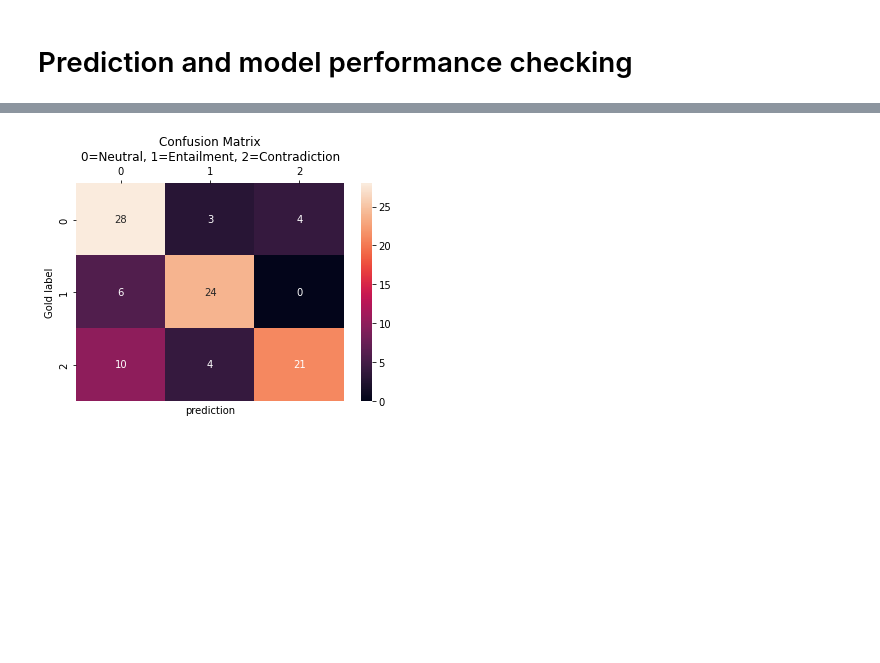
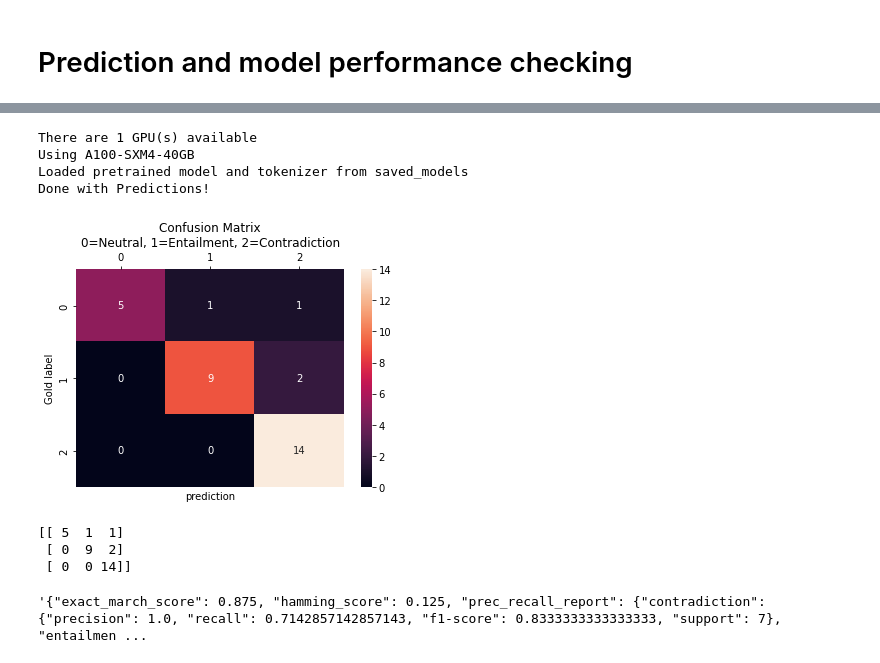
Before and after one commit to lorenzrossi/InfoRet_SemanticSimilarity, a Jupyter notebook: InfoRet_Semantic_Similarity_BERT.ipynb, the cells around one changed output, grey strips where cells are left out. Cells and saved outputs as stored; diff of their text form; code cells hidden in the pictures; blank space fills up the shorter version.

Commit message:
BERT MODEL

```diff
--- a/InfoRet_Semantic_Similarity_BERT.ipynb
+++ b/InfoRet_Semantic_Similarity_BERT.ipynb
@@ -679,0 +779,36 @@ plt.show()
+# %%
+def evaluate_model_on_test_set(test_dataloader, dataset_labels,
+                               saved_model_location, use_gpu, batch_print_freq
+                               ):
+
+    predictions, true_labels = run_model_on_test_set(
+        test_dataloader=test_dataloader,
+        saved_model_location=saved_model_location,
+        use_gpu=use_gpu,
+        batch_print_freq=batch_print_freq
+    )
+    pred_labels = np.argmax(predictions, axis=1)
+
+    exact_match_score = accuracy_score(true_labels, pred_labels)
+    hamming_score = hamming_loss(true_labels, pred_labels)
+
+    labels = list(dataset_labels.values())
+    target_names = list(dataset_labels.keys())
+
+    prec_recall_report = classification_report(true_labels, pred_labels, labels=labels, target_names=target_names, output_dict=True)
+
+    evaluation = {}
+    evaluation["exact_march_score"] = exact_match_score
+    evaluation["hamming_score"] = hamming_score
+    evaluation["prec_recall_report"] = prec_recall_report
+
+    cf_matrix = confusion_matrix(true_labels, pred_labels)
+    matrix = sns.heatmap(cf_matrix, annot=True)
+    matrix.xaxis.set_ticks_position('top')
+    matrix.set(xlabel='prediction', ylabel='Gold label')
+    plt.title('Confusion Matrix\n0=Neutral, 1=Entailment, 2=Contradiction')
+    plt.show()
+
+    print(cf_matrix)
+
+    return evaluation
@@ -755,11 +861,17 @@ weighted avg       0.75      0.73      0.73       100
-# %%
-# Visualize confusion matrix
-
-cf_matrix = confusion_matrix(y_true, y_pred)
-matrix = sns.heatmap(cf_matrix, annot=True)
-matrix.xaxis.set_ticks_position('top')
-matrix.set(xlabel='prediction', ylabel='Gold label')
-plt.title('Confusion Matrix\n0=Neutral, 1=Entailment, 2=Contradiction')
-plt.show()
-# %% [output]
-[figure, removed]
+# %%
+testing = evaluate_model_on_test_set(
+    test_dataloader=test_dataloader,
+    dataset_labels=dataset_labels,
+    saved_model_location=saved_model_location,
+    use_gpu = True,
+    batch_print_freq=batch_print_freq
+)
+# %% [output]
+There are 1 GPU(s) available
+Using A100-SXM4-40GB
+Loaded pretrained model and tokenizer from saved_models
+Done with Predictions!
+[figure, added]
+[[ 5  1  1]
+ [ 0  9  2]
+ [ 0  0 14]]
@@ -765,0 +882,4 @@ plt.show()
+# %%
+output
+# %% [output]
+'{"exact_march_score": 0.875, "hamming_score": 0.125, "prec_recall_report": {"contradiction": {"precision": 1.0, "recall": 0.7142857142857143, "f1-score": 0.8333333333333333, "support": 7}, "entailmen ...
```
Also changed, not shown: parts of 65 cells of this notebook.
